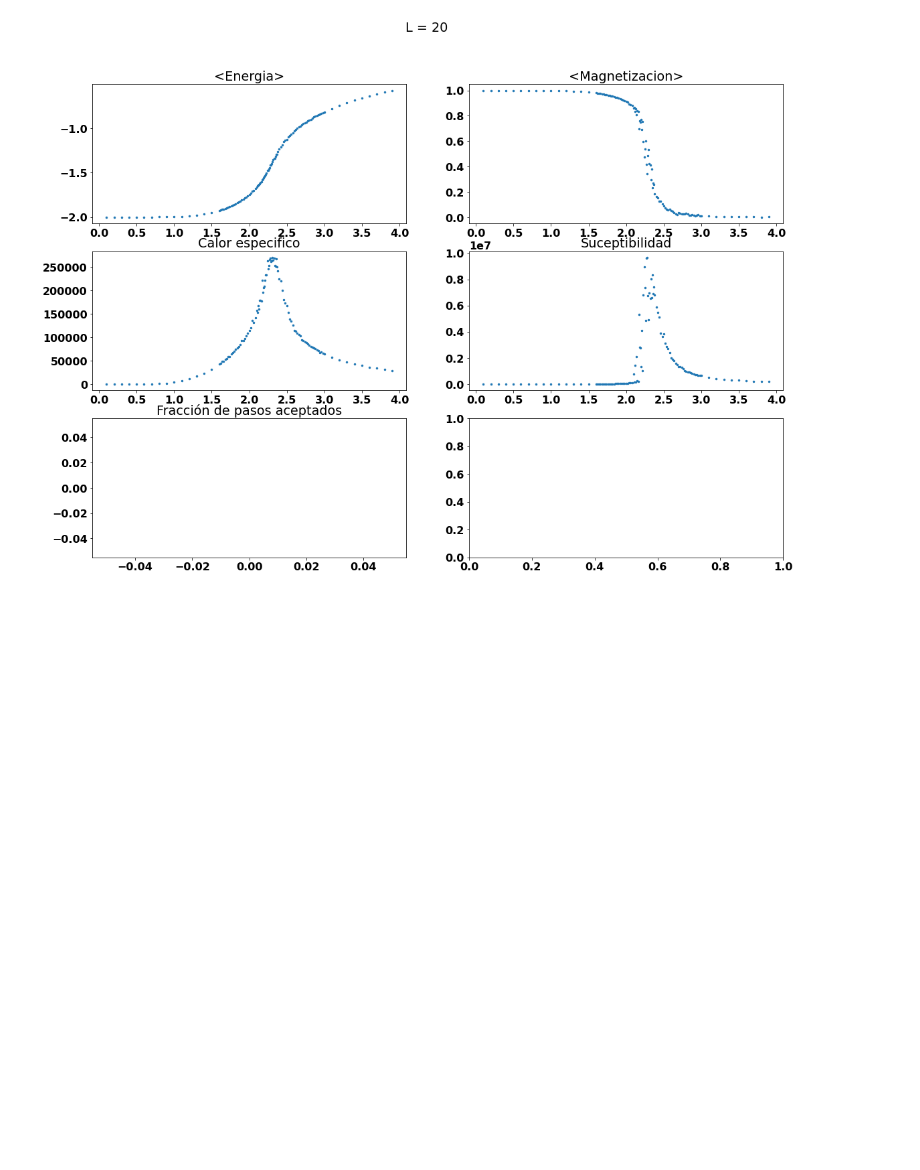
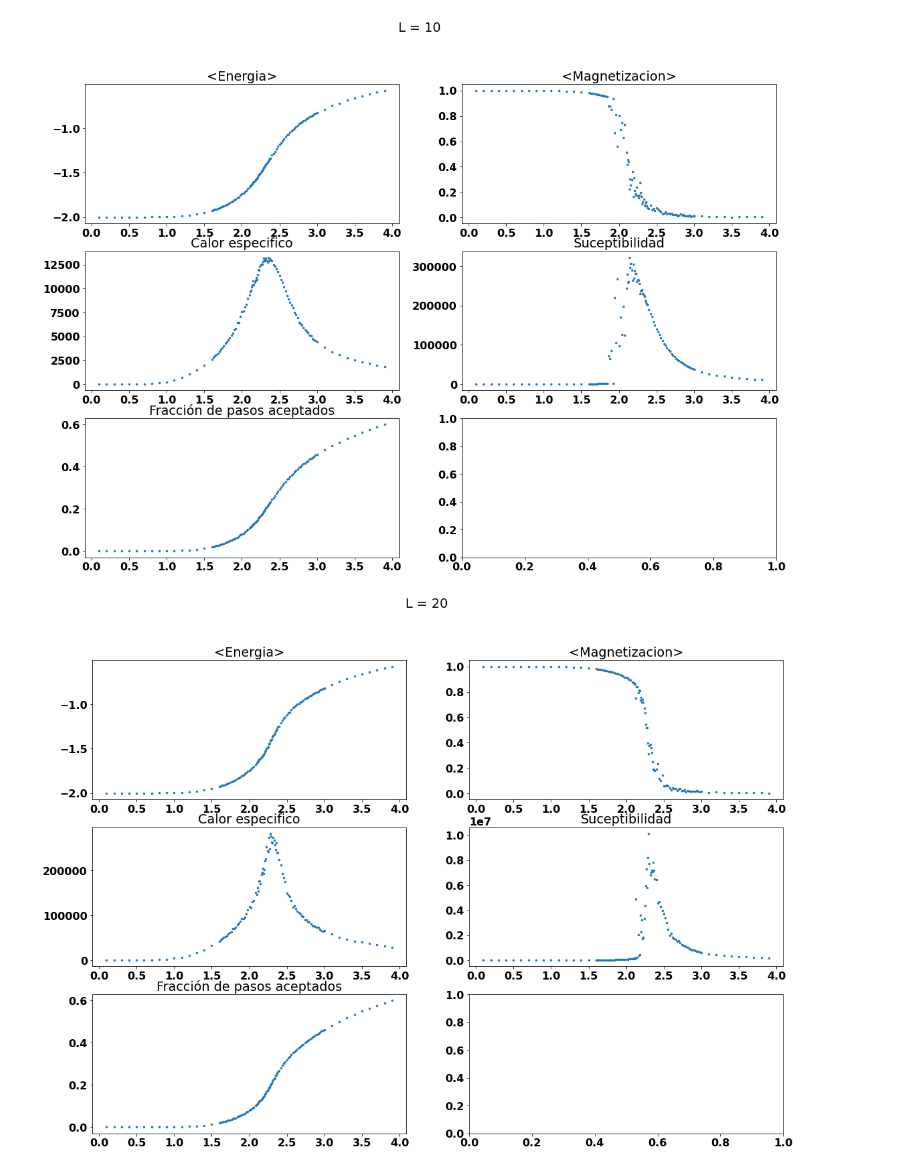
Before and after one commit to sstandre/ising, a Jupyter notebook: analisis.ipynb, the cells around one changed output. Saved outputs shown, nothing was run; the diff lists cells and outputs as text; code cells hidden in the pictures; blank space fills up the shorter version.

```diff
--- a/analisis.ipynb
+++ b/analisis.ipynb
@@ -25,5 +25,6 @@ except NameError:
 # data = pd.read_csv('alldata.dat', sep='\s+')
 data_raw = pd.read_csv('alldata.dat', sep='\s+')
 data_raw['amag'] = abs(data_raw['magnetization'])
+data_raw['N'] = data_raw['size']**2
 data_raw.head(10)
 # %% [output]
@@ -58,23 +59,24 @@ run_data.plot(y=['aceptados'], figsize=(10, 6))
 # %%
-data = data_raw.groupby(['size','temperature'], as_index=False).mean().drop('job', axis=1)
+data = data_raw.groupby(['size','temperature', 'B'], as_index=False).mean().drop('job', axis=1)
 
-data['N'] = data['size']**2
+
 data['Cv'] = (data['energy^2']-data['energy']**2)/(data['temperature']**2)*data['N']
 data['X'] = (data['magnetization^2']-data['amag']**2)*data['N']/data['temperature']
 data['E'] = data['energy'] / data['N']
 data['M'] = data['amag'] / data['N']
 # %%
 for s in data['size'].unique():
-    dataf = data[data['size']==s]
+    dataf = data[(data['size']==s) & (data['B']==0.0)]
     fig, ((ax1,ax2),(ax3,ax4),(ax5,ax6)) = plt.subplots(3,2)
     fig.set_size_inches(18.5, 13)
     fig.suptitle(f'L = {s}')
     plot(ax2, dataf['temperature'], dataf['M'], '<Magnetizacion>')
     plot(ax1, dataf['temperature'], dataf['E'], '<Energia>')
     plot(ax3, dataf['temperature'], dataf['Cv'], 'Calor especifico')
     plot(ax4, dataf['temperature'], dataf['X'], 'Suceptibilidad')
     plot(ax5, dataf['temperature'], dataf['aceptados'], 'Fracción de pasos aceptados')
 
 plt.show()
 # %% [output]
-[figure, old version]
+[figure, new version]
+[figure, added]
```
Also changed, not shown: parts of 3 cells of this notebook, 4 other files.
